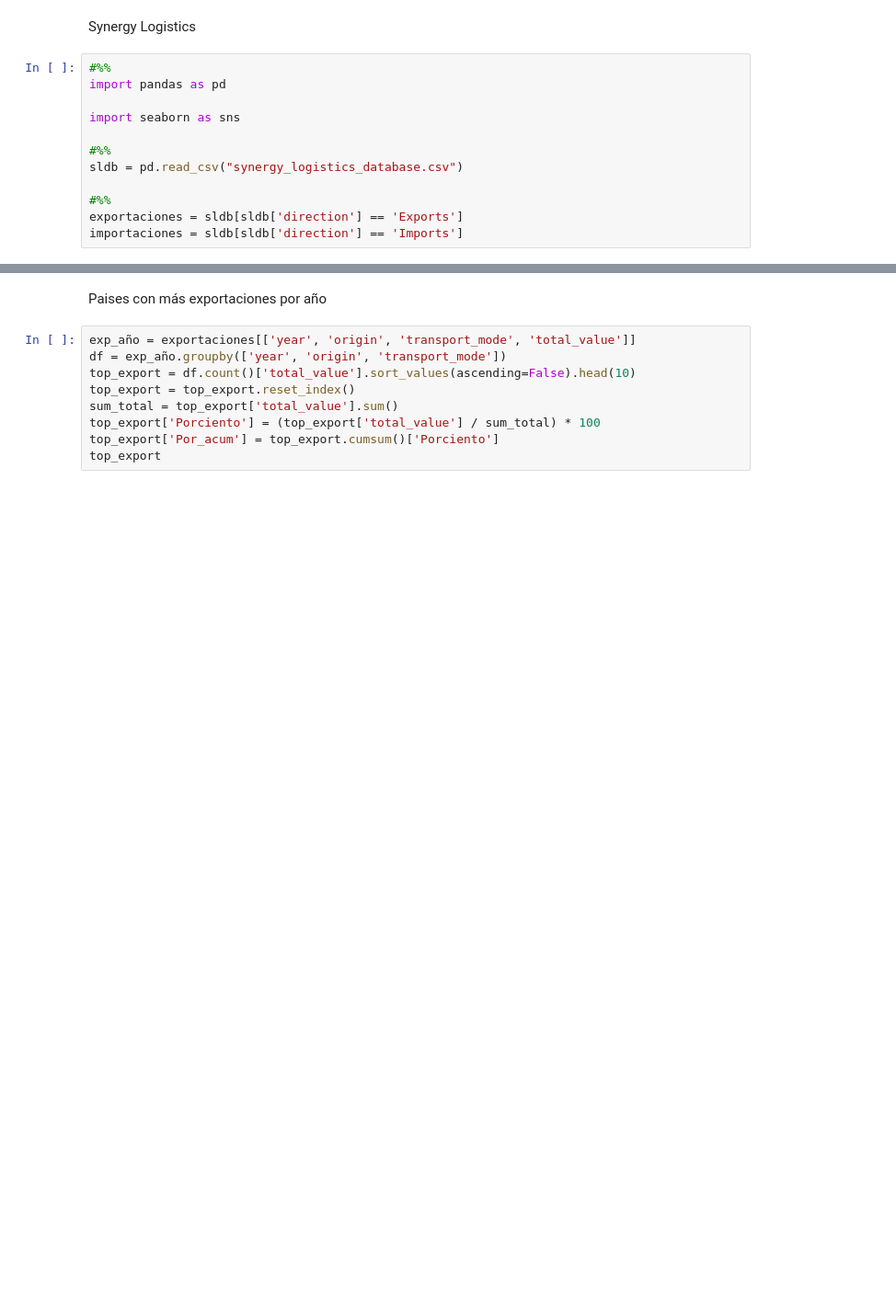
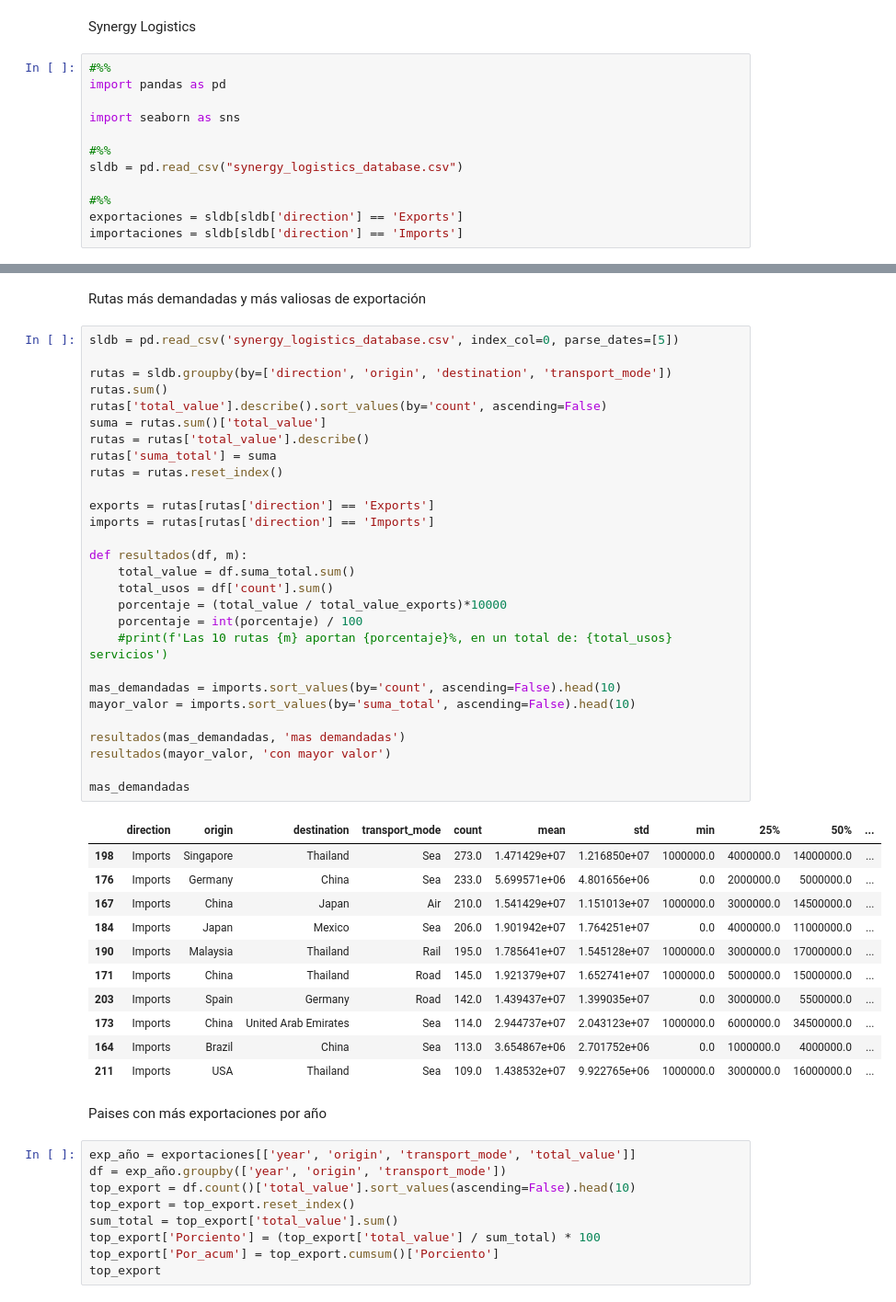
Before and after one commit to Meii21/An-lisis_02_Gonz-lez_S-nchez_Mayte, a Jupyter notebook: Reporte-2-González-Sánchez-Mayte.ipynb, the cells around one changed output, grey strips where cells are left out. Shown at 92% size. Drawn from its saved outputs; the diff is of its cells as text; blank space fills up the shorter version.

```diff
--- a/Reporte-2-González-Sánchez-Mayte.ipynb
+++ b/Reporte-2-González-Sánchez-Mayte.ipynb
@@ -57,3 +57,45 @@ mayor_valor
+# %% [markdown]
+Rutas más demandadas y más valiosas de exportación
+# %%
+sldb = pd.read_csv('synergy_logistics_database.csv', index_col=0, parse_dates=[5])
+
+rutas = sldb.groupby(by=['direction', 'origin', 'destination', 'transport_mode'])
+rutas.sum()
+rutas['total_value'].describe().sort_values(by='count', ascending=False)
+suma = rutas.sum()['total_value']
+rutas = rutas['total_value'].describe()
+rutas['suma_total'] = suma
+rutas = rutas.reset_index()
+
+exports = rutas[rutas['direction'] == 'Exports']
+imports = rutas[rutas['direction'] == 'Imports']
+
+def resultados(df, m):
+    total_value = df.suma_total.sum()
+    total_usos = df['count'].sum()
+    porcentaje = (total_value / total_value_exports)*10000
+    porcentaje = int(porcentaje) / 100
+    #print(f'Las 10 rutas {m} aportan {porcentaje}%, en un total de: {total_usos} servicios')
+
+mas_demandadas = imports.sort_values(by='count', ascending=False).head(10)
+mayor_valor = imports.sort_values(by='suma_total', ascending=False).head(10)
+
+resultados(mas_demandadas, 'mas demandadas')
+resultados(mayor_valor, 'con mayor valor')
+
+mas_demandadas
+# %% [output]
+|  | direction | origin | destination | transport_mode | count | mean | std | min | 25% | 50% | ... |
+| 198 | Imports | Singapore | Thailand | Sea | 273.0 | 1.471429e+07 | 1.216850e+07 | 1000000.0 | 4000000.0 | 14000000.0 | ... |
+| 176 | Imports | Germany | China | Sea | 233.0 | 5.699571e+06 | 4.801656e+06 | 0.0 | 2000000.0 | 5000000.0 | ... |
+| 167 | Imports | China | Japan | Air | 210.0 | 1.541429e+07 | 1.151013e+07 | 1000000.0 | 3000000.0 | 14500000.0 | ... |
+| 184 | Imports | Japan | Mexico | Sea | 206.0 | 1.901942e+07 | 1.764251e+07 | 0.0 | 4000000.0 | 11000000.0 | ... |
+| 190 | Imports | Malaysia | Thailand | Rail | 195.0 | 1.785641e+07 | 1.545128e+07 | 1000000.0 | 3000000.0 | 17000000.0 | ... |
+| 171 | Imports | China | Thailand | Road | 145.0 | 1.921379e+07 | 1.652741e+07 | 1000000.0 | 5000000.0 | 15000000.0 | ... |
+| 203 | Imports | Spain | Germany | Road | 142.0 | 1.439437e+07 | 1.399035e+07 | 0.0 | 3000000.0 | 5500000.0 | ... |
+| 173 | Imports | China | United Arab Emirates | Sea | 114.0 | 2.944737e+07 | 2.043123e+07 | 1000000.0 | 6000000.0 | 34500000.0 | ... |
+| 164 | Imports | Brazil | China | Sea | 113.0 | 3.654867e+06 | 2.701752e+06 | 0.0 | 1000000.0 | 4000000.0 | ... |
+| 211 | Imports | USA | Thailand | Sea | 109.0 | 1.438532e+07 | 9.922765e+06 | 1000000.0 | 3000000.0 | 16000000.0 | ... |
 # %% [markdown]
 Paises con más exportaciones por año
 # %%
```
Also changed, not shown: parts of 2 cells of this notebook.
